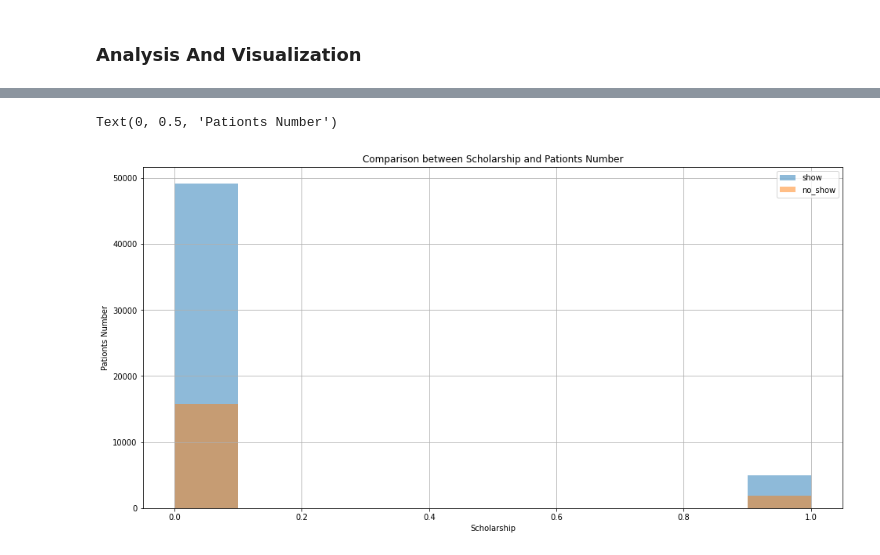
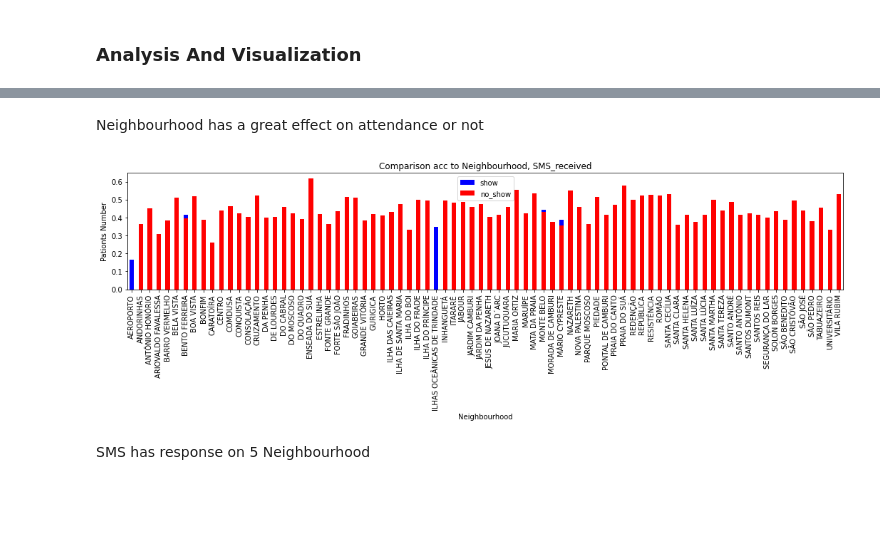
Before and after one commit to Abdellatif-Elfeke/Investigate-a-Dataset, a Jupyter notebook: investigate_a_dataset_template.ipynb, the cells around one changed output, grey strips where cells are left out. Saved outputs shown, nothing was run; the diff lists cells and outputs as text; code cells hidden in the pictures; blank space fills up the shorter version.

```diff
--- a/investigate_a_dataset_template.ipynb
+++ b/investigate_a_dataset_template.ipynb
@@ -233,12 +364,15 @@ Text(0, 0.5, 'Pationts Number')
+# %% [markdown]
+Neighbourhood has a great effect on attendance or not
 # %%
-plt.figure(figsize=[16,8])
-df.Scholarship[show].hist(alpha=0.5 , label = 'show')
-df.Scholarship[no_show].hist(alpha=0.5 , label = 'no_show')
+plt.figure(figsize=[18,3])
+df[show].groupby('Neighbourhood').SMS_received.mean().plot(kind ='bar'  , label = 'show' , color='blue')
+df[no_show].groupby('Neighbourhood').SMS_received.mean().plot(kind ='bar' , label = 'no_show' , color='red')
 plt.legend()
-plt.title('Comparison between Scholarship and Pationts Number')
-plt.xlabel('Scholarship')
-plt.ylabel('Pationts Number')
+plt.title('Comparison acc to Neighbourhood, SMS_received')
+plt.xlabel('Neighbourhood')
+plt.ylabel('Pationts Number');
 # %% [output]
-Text(0, 0.5, 'Pationts Number')
-[figure, old version]
+[figure, new version]
+# %% [markdown]
+SMS has response on 5 Neighbourhood
 # %%
```
Also changed, not shown: parts of 47 cells of this notebook.
